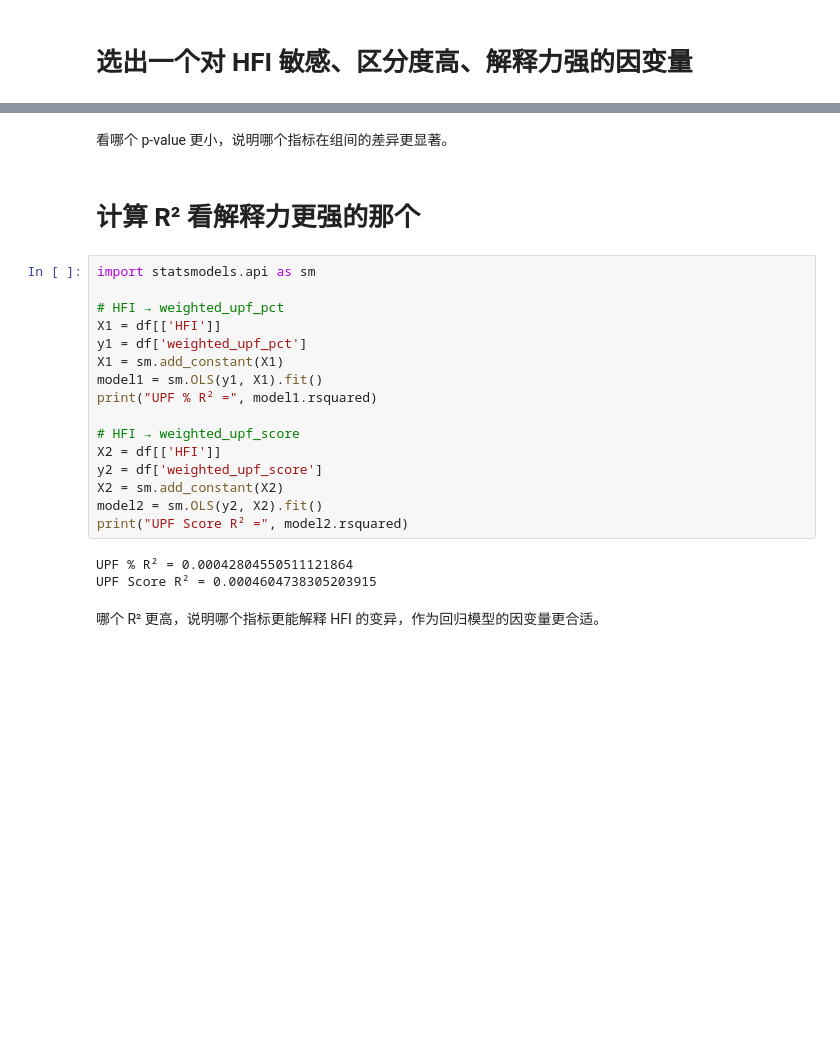
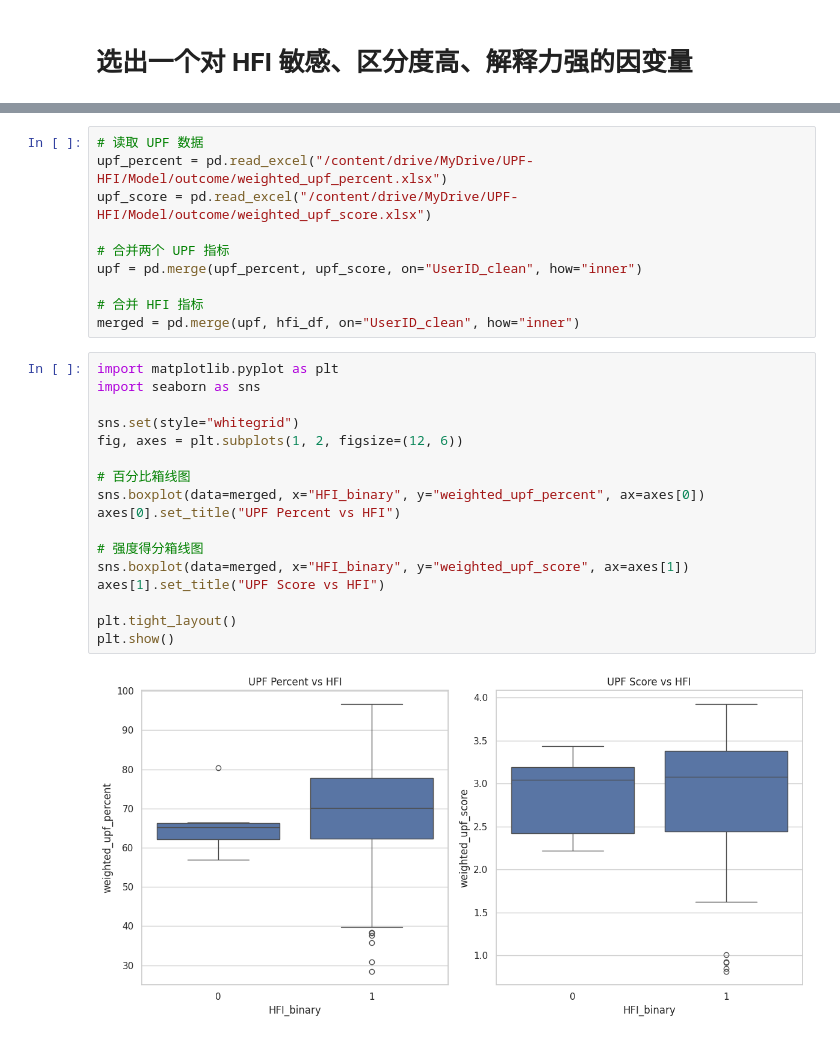
Before and after one commit to NINGTANG1124/UPF-HFI, a Jupyter notebook: notebooks/Weighted.ipynb, the cells around one changed output, grey strips where cells are left out. Saved outputs shown, nothing was run; the diff lists cells and outputs as text; blank space fills up the shorter version.

```diff
--- a/notebooks/Weighted.ipynb
+++ b/notebooks/Weighted.ipynb
@@ -175,25 +205,29 @@ UPF Score: t=-0.386, p=0.6995
-# %% [markdown]
-看哪个 p-value 更小，说明哪个指标在组间的差异更显著。
-# %% [markdown]
-# 计算 R² 看解释力更强的那个
-# %%
-import statsmodels.api as sm
-
-# HFI → weighted_upf_pct
-X1 = df[['HFI']]
-y1 = df['weighted_upf_pct']
-X1 = sm.add_constant(X1)
-model1 = sm.OLS(y1, X1).fit()
-print("UPF % R² =", model1.rsquared)
-
-# HFI → weighted_upf_score
-X2 = df[['HFI']]
-y2 = df['weighted_upf_score']
-X2 = sm.add_constant(X2)
-model2 = sm.OLS(y2, X2).fit()
-print("UPF Score R² =", model2.rsquared)
-# %% [output]
-UPF % R² = 0.00042804550511121864
-UPF Score R² = 0.0004604738305203915
-# %% [markdown]
-哪个 R² 更高，说明哪个指标更能解释 HFI 的变异，作为回归模型的因变量更合适。
+# %%
+# 读取 UPF 数据
+upf_percent = pd.read_excel("/content/drive/MyDrive/UPF-HFI/Model/outcome/weighted_upf_percent.xlsx")
+upf_score = pd.read_excel("/content/drive/MyDrive/UPF-HFI/Model/outcome/weighted_upf_score.xlsx")
+
+# 合并两个 UPF 指标
+upf = pd.merge(upf_percent, upf_score, on="UserID_clean", how="inner")
+
+# 合并 HFI 指标
+merged = pd.merge(upf, hfi_df, on="UserID_clean", how="inner")
+# %%
+import matplotlib.pyplot as plt
+import seaborn as sns
+
+sns.set(style="whitegrid")
+fig, axes = plt.subplots(1, 2, figsize=(12, 6))
+
+# 百分比箱线图
+sns.boxplot(data=merged, x="HFI_binary", y="weighted_upf_percent", ax=axes[0])
+axes[0].set_title("UPF Percent vs HFI")
+
+# 强度得分箱线图
+sns.boxplot(data=merged, x="HFI_binary", y="weighted_upf_score", ax=axes[1])
+axes[1].set_title("UPF Score vs HFI")
+
+plt.tight_layout()
+plt.show()
+# %% [output]
+[figure, added]
```
Also changed, not shown: parts of 21 cells of this notebook.
